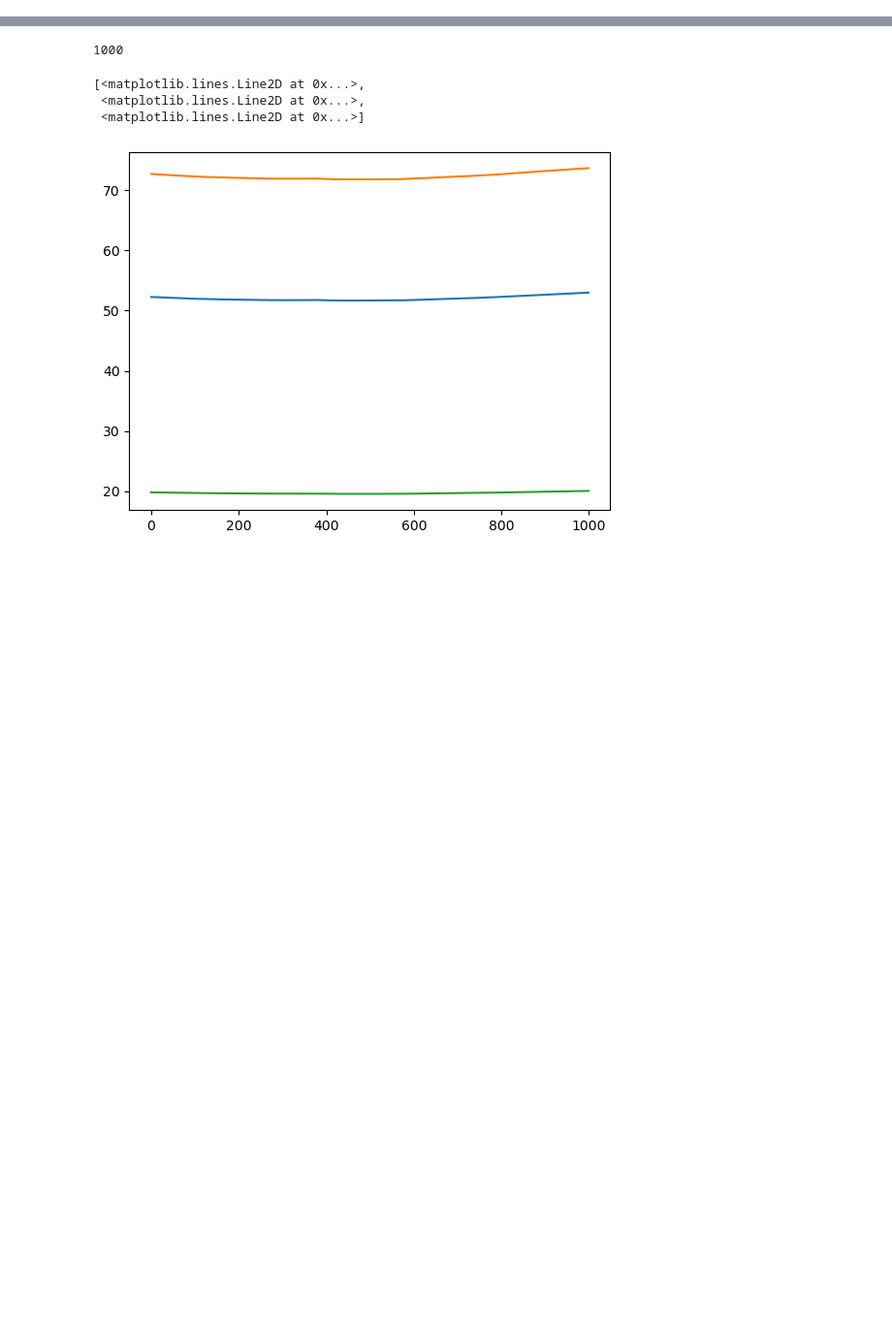
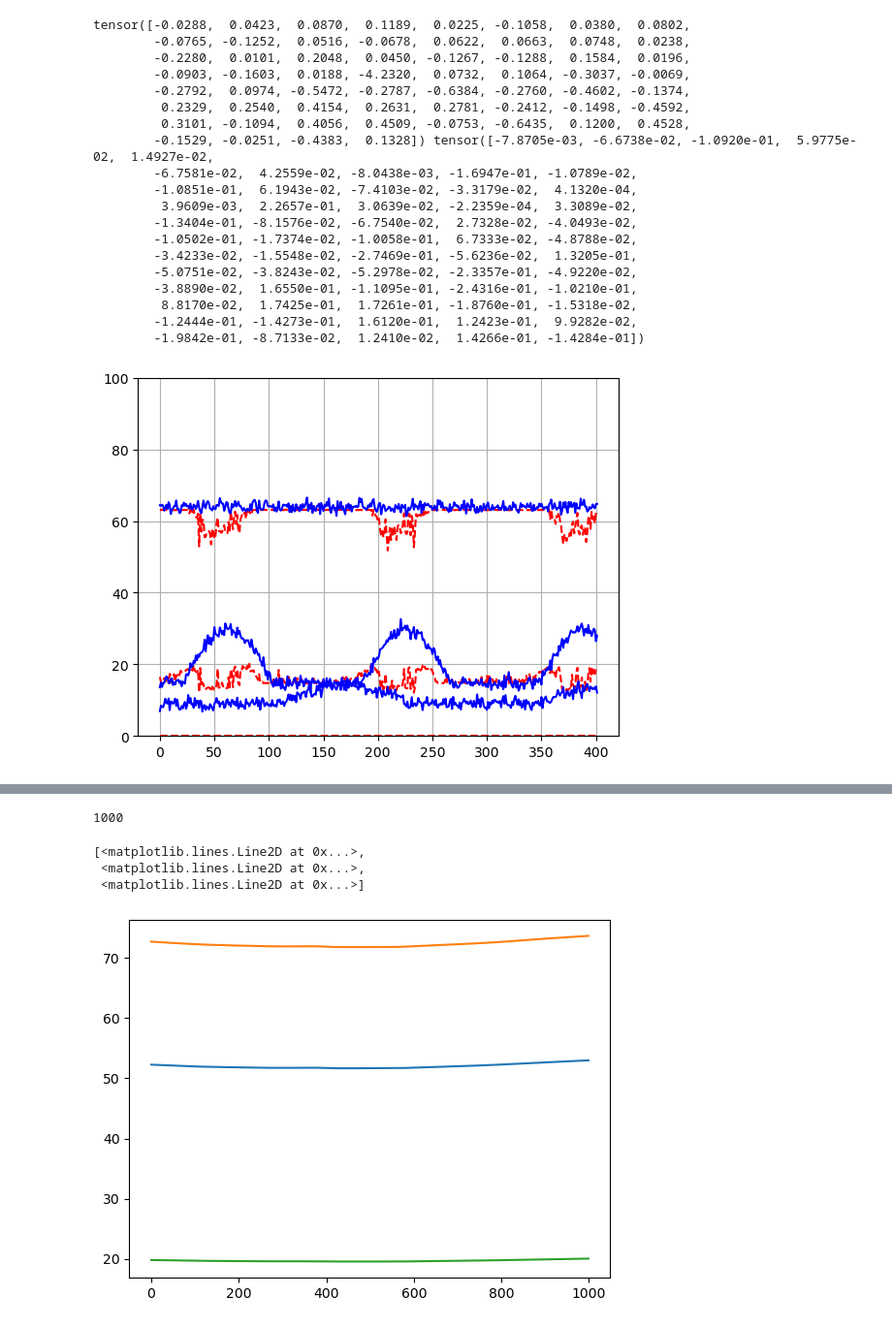
Before and after one commit to AnisKadri/VAE, a Jupyter notebook: draft_pipe.ipynb, the cells around one changed output, grey strips where cells are left out. Shown at 97% size. Saved outputs shown, nothing was run; the diff lists cells and outputs as text; code cells hidden in the pictures; blank space fills up the shorter version.

```diff
--- a/draft_pipe.ipynb
+++ b/draft_pipe.ipynb
@@ -174,3 +180,26 @@ tensor([ 7.4085e-02, -2.1496e-02, -8.1454e-02, -2.8275e-02, -7.2846e-03,
+# %%
+z = compare(test_data, v)
+# %% [output]
+tensor([-0.0288,  0.0423,  0.0870,  0.1189,  0.0225, -0.1058,  0.0380,  0.0802,
+        -0.0765, -0.1252,  0.0516, -0.0678,  0.0622,  0.0663,  0.0748,  0.0238,
+        -0.2280,  0.0101,  0.2048,  0.0450, -0.1267, -0.1288,  0.1584,  0.0196,
+        -0.0903, -0.1603,  0.0188, -4.2320,  0.0732,  0.1064, -0.3037, -0.0069,
+        -0.2792,  0.0974, -0.5472, -0.2787, -0.6384, -0.2760, -0.4602, -0.1374,
+         0.2329,  0.2540,  0.4154,  0.2631,  0.2781, -0.2412, -0.1498, -0.4592,
+         0.3101, -0.1094,  0.4056,  0.4509, -0.0753, -0.6435,  0.1200,  0.4528,
+        -0.1529, -0.0251, -0.4383,  0.1328]) tensor([-7.8705e-03, -6.6738e-02, -1.0920e-01,  5.9775e-02,  1.4927e-02,
+        -6.7581e-02,  4.2559e-02, -8.0438e-03, -1.6947e-01, -1.0789e-02,
+        -1.0851e-01,  6.1943e-02, -7.4103e-02, -3.3179e-02,  4.1320e-04,
+         3.9609e-03,  2.2657e-01,  3.0639e-02, -2.2359e-04,  3.3089e-02,
+        -1.3404e-01, -8.1576e-02, -6.7540e-02,  2.7328e-02, -4.0493e-02,
+        -1.0502e-01, -1.7374e-02, -1.0058e-01,  6.7333e-02, -4.8788e-02,
+        -3.4233e-02, -1.5548e-02, -2.7469e-01, -5.6236e-02,  1.3205e-01,
+        -5.0751e-02, -3.8243e-02, -5.2978e-02, -2.3357e-01, -4.9220e-02,
+        -3.8890e-02,  1.6550e-01, -1.1095e-01, -2.4316e-01, -1.0210e-01,
+         8.8170e-02,  1.7425e-01,  1.7261e-01, -1.8760e-01, -1.5318e-02,
+        -1.2444e-01, -1.4273e-01,  1.6120e-01,  1.2423e-01,  9.9282e-02,
+        -1.9842e-01, -8.7133e-02,  1.2410e-02,  1.4266e-01, -1.4284e-01])
+[figure, added]
 # %%
 test(v, test_data, criterion, device)
 # %% [output]
```
Also changed, not shown: parts of 9 cells of this notebook, 2 other files.
